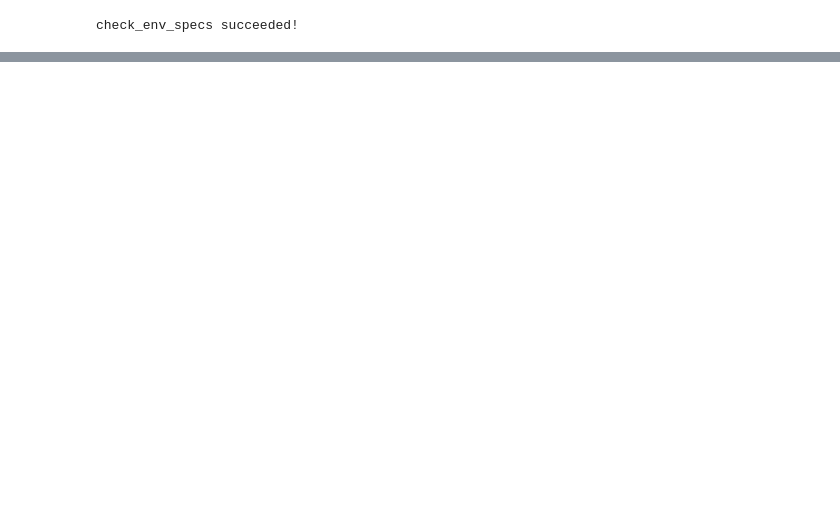
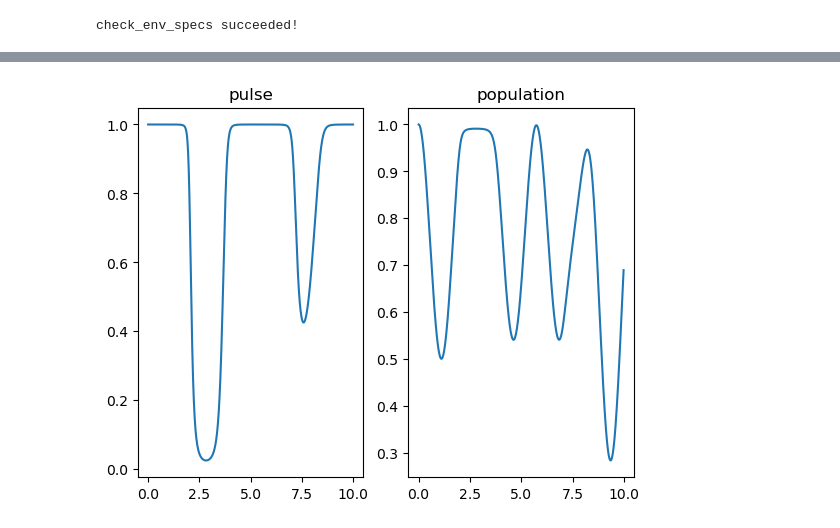
Before and after one commit to eliweissler/CSCI_5576_HW, a Jupyter notebook: final_project/quantum_control.ipynb, the cells around one changed output, grey strips where cells are left out. Drawn from its saved outputs; the diff is of its cells as text; code cells hidden in the pictures; blank space fills up the shorter version.

Commit message:
got basic control working, now need to put in a penalty for large control

```diff
--- a/final_project/quantum_control.ipynb
+++ b/final_project/quantum_control.ipynb
@@ -28,9 +28,9 @@ print(device)
 device = "cpu"
 
 complex_type = torch.complex64
-PSI_0 = np.array([1, 0])
+PSI_0 = np.array([1, 0]).reshape((2,1))
 PSI_0_tensor = torch.tensor(PSI_0, dtype=complex_type).to(device)
-PSI_F = np.array([0, 1])
+PSI_F = np.array([0, 1]).reshape((2,1))
 PSI_F_tensor = torch.tensor(PSI_F, dtype=complex_type).to(device)
 
 H0 = np.array([[1,  0],
@@ -361,0 +561,34 @@ observation, reward, terminated, truncated, _ = env.step(action.item())
+# %%
+import matplotlib.pyplot as plt
+import qutip as qt
+
+dt = 0.01
+timesteps = 1000
+tlist = np.arange(timesteps)*dt
+def get_control_pulse(net, timesteps=timesteps, dt=dt):
+    psi = PSI_0_tensor
+    cntrl_seq = torch.zeros(timesteps)
+    for i in range(timesteps):
+        cntrl = net(torch.real(psi).reshape((1,2,1)), torch.imag(psi).reshape((1,2,1)))
+        cntrl_seq[i] = cntrl
+        U = torch.linalg.matrix_exp(-1.0j*dt*(H0_tensor + cntrl*H1_tensor))
+        psi = U@psi
+
+    return cntrl_seq.detach().numpy()
+
+pulse = get_control_pulse(net)
+def Ham(t, tlist):
+    tdiff = np.abs(tlist - t)
+    return qt.Qobj(H0 + pulse[np.argmin(tdiff)]*H1)
+
+states_qt = qt.sesolve(lambda t, args: Ham(t, tlist), qt.Qobj(PSI_0), tlist=tlist)
+prob0_qt = [np.abs(s[0][0][0])**2 for s in states_qt.states]
+
+f, ax = plt.subplots(ncols=2)
+ax[0].set_title("pulse")
+ax[1].set_title("population")
+ax[0].plot(tlist, pulse)
+ax[1].plot(tlist, prob0_qt)
+plt.show()
+# %% [output]
+[figure, added]
```
Also changed, not shown: parts of 32 cells of this notebook, 1 other file.
